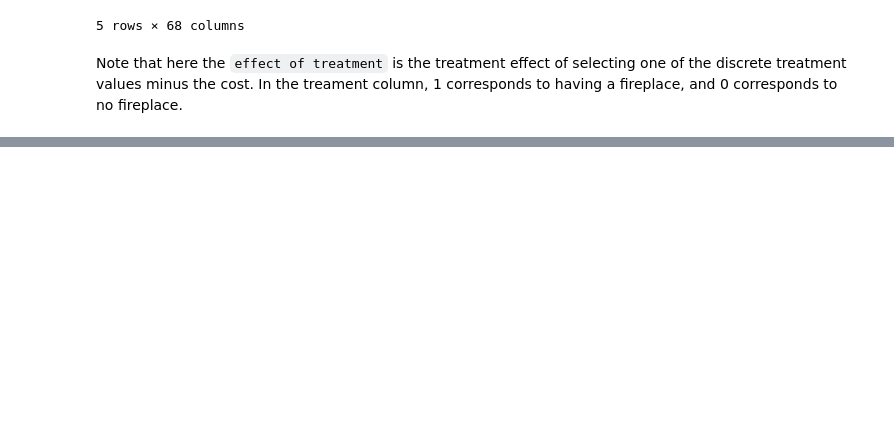
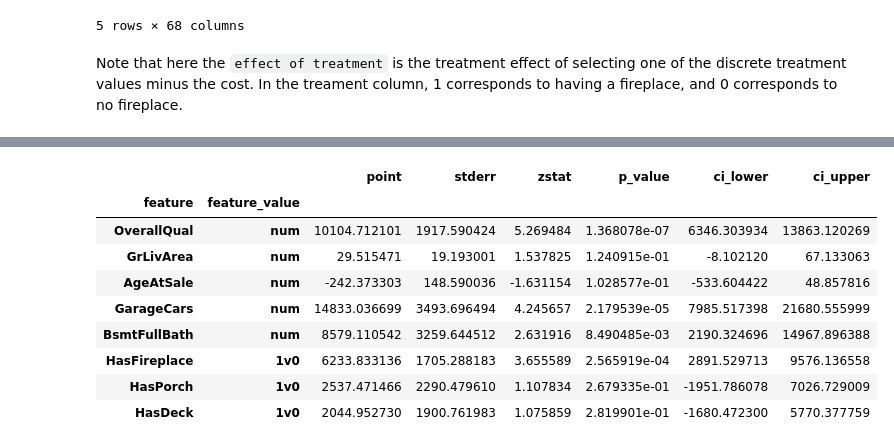
Before and after one commit to Tommylee1013/FinancialDeepLearning, a Jupyter notebook: EconMLNotes/Causal Interpretation for Ames Housing Price.ipynb, the cells around one changed output, grey strips where cells are left out. Drawn from its saved outputs; the diff is of its cells as text; code cells hidden in the pictures; blank space fills up the shorter version.

```diff
--- a/EconMLNotes/Causal Interpretation for Ames Housing Price.ipynb
+++ b/EconMLNotes/Causal Interpretation for Ames Housing Price.ipynb
@@ -467,0 +532,14 @@ Note that here the `effect of treatment` is the treatment effect of selecting on
+# %%
+# global effect on new dataset
+ca.cohort_causal_effect(x_test)
+# %% [output]
+|  |  | point | stderr | zstat | p_value | ci_lower | ci_upper |
+| feature | feature_value |  |  |  |  |  |  |
+| OverallQual | num | 10104.712101 | 1917.590424 | 5.269484 | 1.368078e-07 | 6346.303934 | 13863.120269 |
+| GrLivArea | num | 29.515471 | 19.193001 | 1.537825 | 1.240915e-01 | -8.102120 | 67.133063 |
+| AgeAtSale | num | -242.373303 | 148.590036 | -1.631154 | 1.028577e-01 | -533.604422 | 48.857816 |
+| GarageCars | num | 14833.036699 | 3493.696494 | 4.245657 | 2.179539e-05 | 7985.517398 | 21680.555999 |
+| BsmtFullBath | num | 8579.110542 | 3259.644512 | 2.631916 | 8.490485e-03 | 2190.324696 | 14967.896388 |
+| HasFireplace | 1v0 | 6233.833136 | 1705.288183 | 3.655589 | 2.565919e-04 | 2891.529713 | 9576.136558 |
+| HasPorch | 1v0 | 2537.471466 | 2290.479610 | 1.107834 | 2.679335e-01 | -1951.786078 | 7026.729009 |
+| HasDeck | 1v0 | 2044.952730 | 1900.761983 | 1.075859 | 2.819901e-01 | -1680.472300 | 5770.377759 |
```
Also changed, not shown: parts of 9 cells of this notebook, 1 other file.
